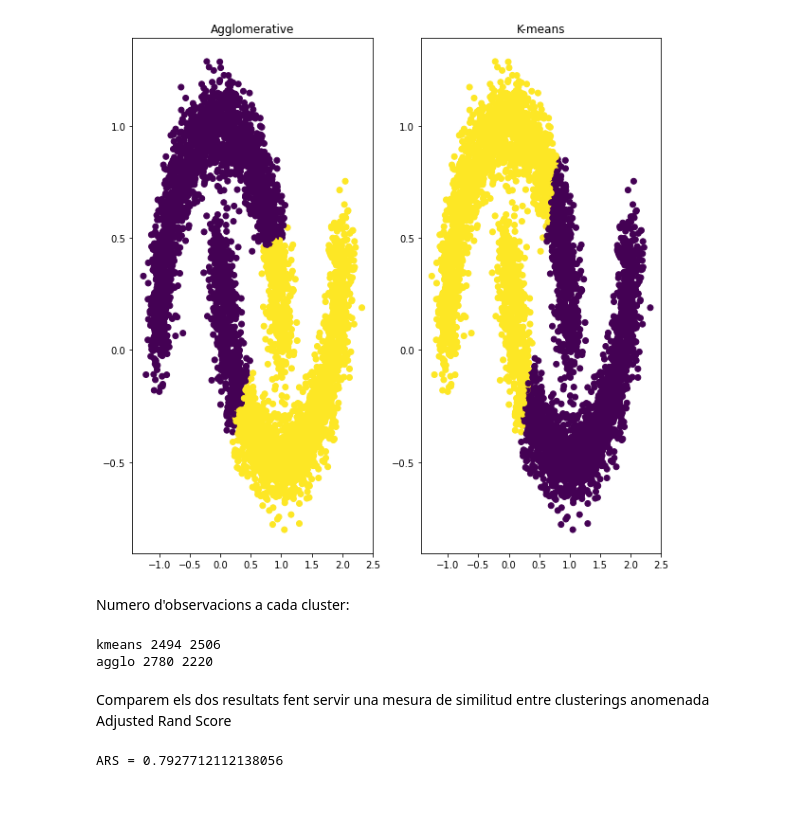
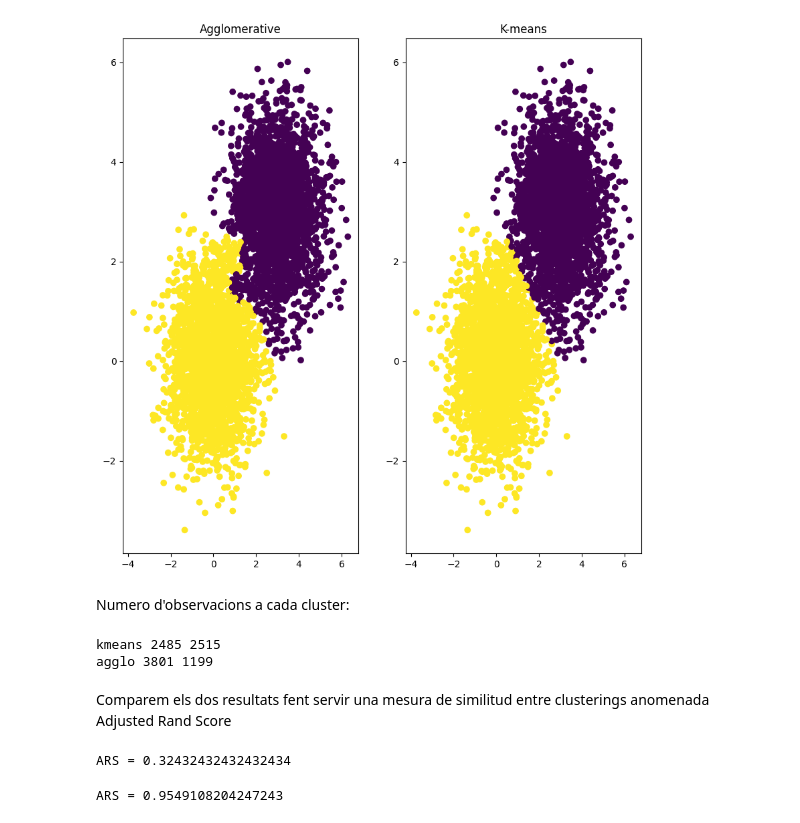
Before and after one commit to raulbenitez/introAI_ICE, a Jupyter notebook: moons_agglo_kmeans.ipynb, the cells around one changed output. Cells and saved outputs as stored; diff of their text form; code cells hidden in the pictures.

```diff
--- a/moons_agglo_kmeans.ipynb
+++ b/moons_agglo_kmeans.ipynb
@@ -3,26 +3,29 @@
 # %%
 import numpy as np
 import matplotlib.pyplot as plt
 from sklearn.cluster import AgglomerativeClustering,KMeans
-from sklearn.datasets import make_moons
+from sklearn.datasets import make_moons,make_blobs
 
 # Genera datos aleatoriamente en dos grupos localizados en posiciones diferentes:
 n_samples = 5000
-X, y = make_moons(n_samples=n_samples,noise=0.1)
+
+centers = [(0, 0),(3, 3)]
+X, y = make_blobs(n_samples=n_samples, centers=centers, n_features=2,random_state=0)
+#X, y = make_moons(n_samples=n_samples,noise=0.1)
 
 agglo = AgglomerativeClustering(n_clusters=2).fit_predict(X)
 kmeans = KMeans(n_clusters=2).fit_predict(X)
 
 fig = plt.figure(figsize=(10,10))
 ax = fig.add_subplot(121)
 plt.scatter(X[:, 0], X[:, 1], c=agglo)
 ax.set_title('Agglomerative')
 ax1 = fig.add_subplot(122)
 plt.scatter(X[:, 0], X[:, 1], c=kmeans)
 ax1.set_title('K-means')
 plt.show()
 # %% [output]
-[figure, old version]
+[figure, new version]
 # %% [markdown]
 Numero d'observacions a cada cluster:
 # %%
@@ -34,14 +37,24 @@ cluster2_agglo = agglo[agglo==1]
 print('kmeans {} {}'.format(cluster1_kmeans.shape[0],cluster2_kmeans.shape[0]))
 print('agglo {} {}'.format(cluster1_agglo.shape[0],cluster2_agglo.shape[0]))
 # %% [output]
-kmeans 2494 2506
-agglo 2780 2220
+kmeans 2485 2515
+agglo 3801 1199
 # %% [markdown]
 Comparem els dos resultats fent servir una mesura de similitud entre clusterings anomenada Adjusted Rand Score
+# %%
+from sklearn.metrics.cluster import adjusted_rand_score
+
+v1 = [0,0,1,1,1,1]
+v2 = [1,1,1,0,0,0]
+
+ARS = adjusted_rand_score(v1,v2)
+print('ARS = {}'.format(ARS))
+# %% [output]
+ARS = 0.32432432432432434
 # %%
 from sklearn.metrics.cluster import adjusted_rand_score
 
 ARS = adjusted_rand_score(agglo,kmeans)
 print('ARS = {}'.format(ARS))
 # %% [output]
-ARS = 0.7927712112138056
+ARS = 0.9549108204247243
```
Also changed, not shown: parts of 1 cell of this notebook.
